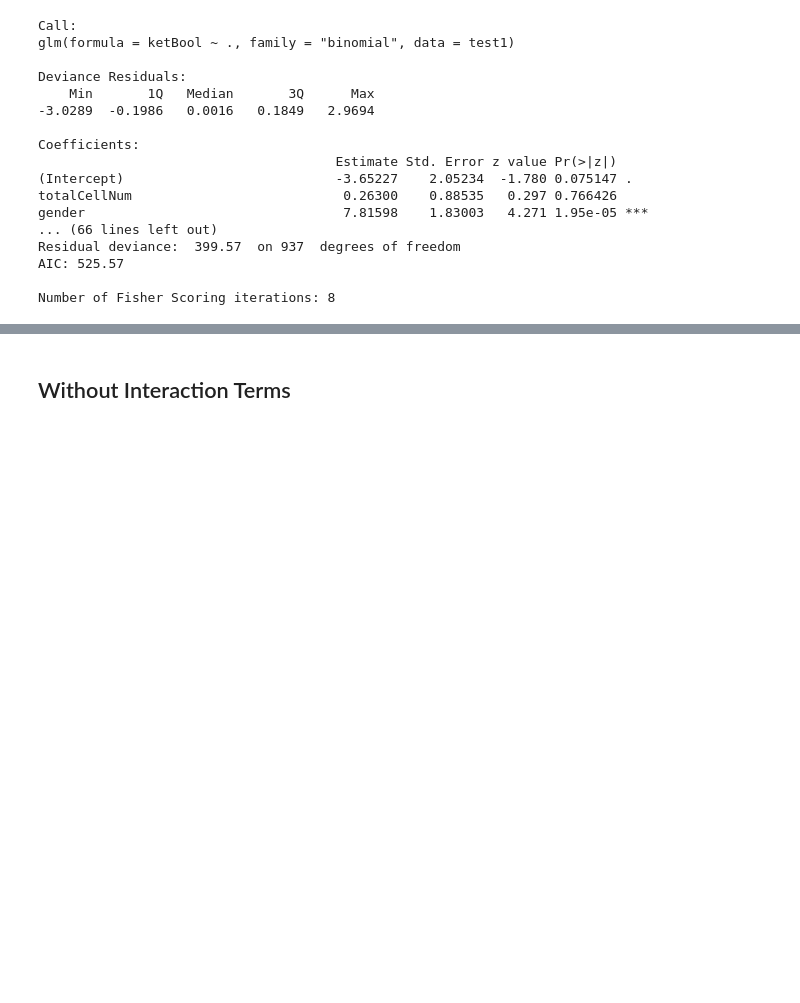
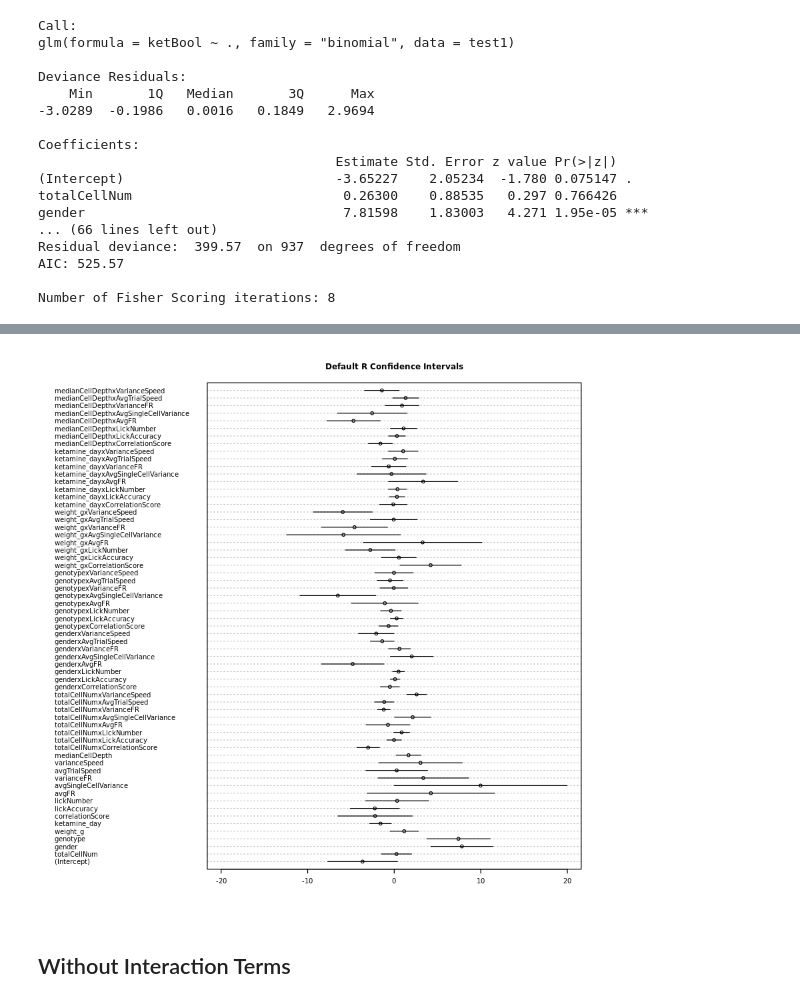
Before and after one commit to erinlbrown/MouseKetamineDataAnalysis, a Jupyter notebook: LogReg_withBS.ipynb, the cells around one changed output, grey strips where cells are left out. Cells and saved outputs as stored; diff of their text form; code cells hidden in the pictures; blank space fills up the shorter version.

```diff
--- a/LogReg_withBS.ipynb
+++ b/LogReg_withBS.ipynb
@@ -278,3 +278,14 @@ Residual deviance:  399.57  on 937  degrees of freedom
 AIC: 525.57
 
 Number of Fisher Scoring iterations: 8
+# %%
+sum <- summary(model1_test)
+sumdf<-data.frame(unclass(sum)$coefficients)
+names(sumdf)[2] = "std_error"
+# %%
+dotchart(sumdf$Estimate,labels = row.names(sumdf), xlim=c(floor(min(sumdf$LowerBoundR)/10)*10,
+                ceiling(max(sumdf$UpperBoundR)/10)*10), cex=0.5, main = "Default R Confidence Intervals", xlabel = "Coefficient Estimate")
+for (i in 1:nrow(sumdf)){
+    lines(x=c(sumdf$LowerBoundR[i],sumdf$UpperBoundR[i]), y=c(i,i))
+}
+# %% [output]
@@ -280,0 +295 @@ Number of Fisher Scoring iterations: 8
+[figure, added]
```
Also changed, not shown: parts of 10 cells of this notebook, 13 other files.
